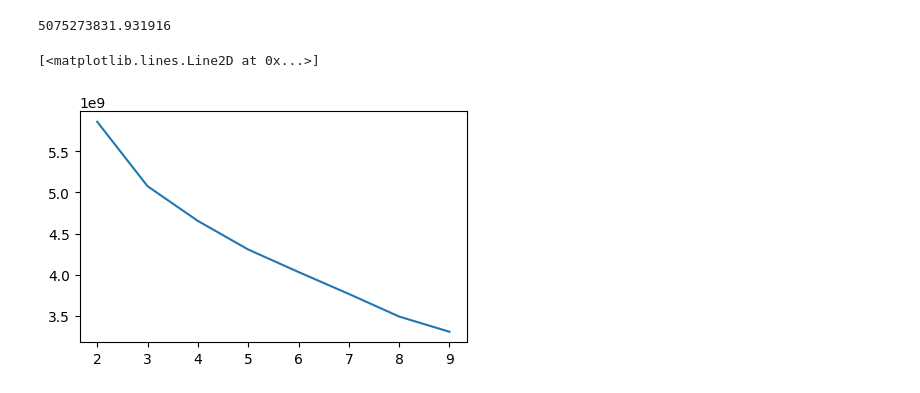
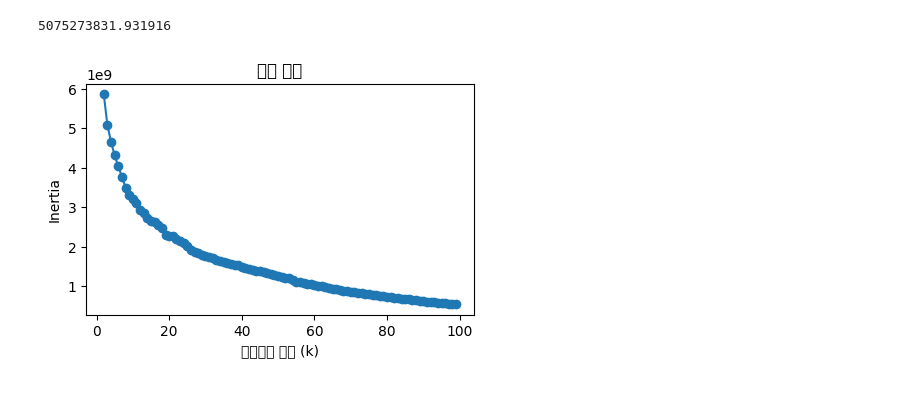
Before and after one commit to mminguu/pandas_main, a Jupyter notebook: part7/7.7_review2_kmeans_clustering.ipynb, the cells around one changed output. Saved outputs shown, nothing was run; the diff lists cells and outputs as text; code cells hidden in the pictures.

```diff
--- a/part7/7.7_review2_kmeans_clustering.ipynb
+++ b/part7/7.7_review2_kmeans_clustering.ipynb
@@ -110,13 +114,16 @@ km.inertia_
 # %%
 import matplotlib.pyplot as plt
 
 inertia = []
 plt.figure(figsize=(5,3))
-for k in range(2,10):
+for k in range(2,100):
     km = KMeans(n_clusters=k,random_state=42)
     km.fit(f2d)
     inertia.append(km.inertia_)
-plt.plot(range(2,10),inertia)
+plt.plot(range(2,100),inertia , marker='o')
+plt.xlabel('클러스터 개수 (k)')
+plt.ylabel('Inertia')
+plt.title('엘보 기법')
+plt.show()
 # %% [output]
-[<matplotlib.lines.Line2D at 0x...>]
-[figure, old version]
+[figure, new version]
```
Also changed, not shown: parts of 1 cell of this notebook, 2 other files.
